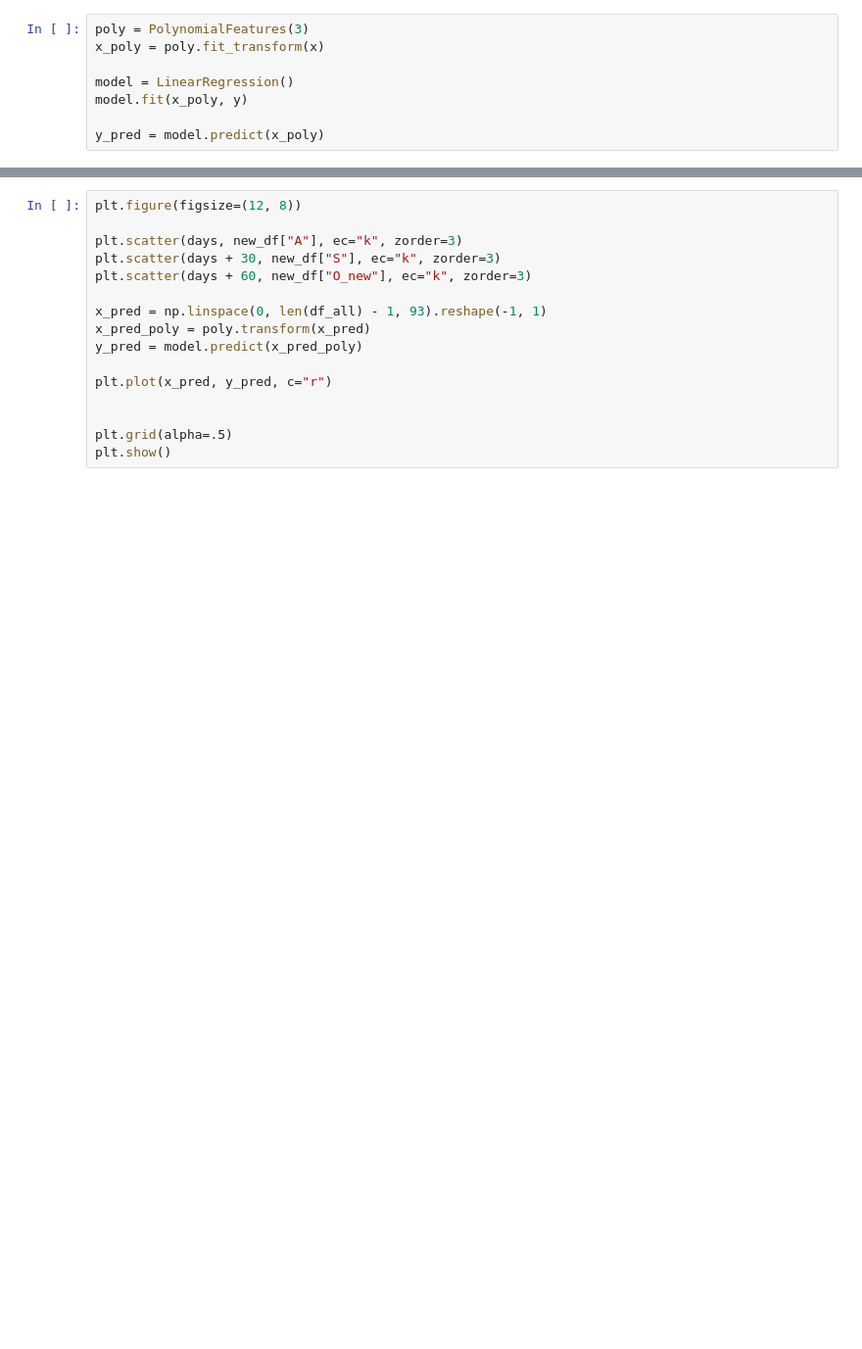
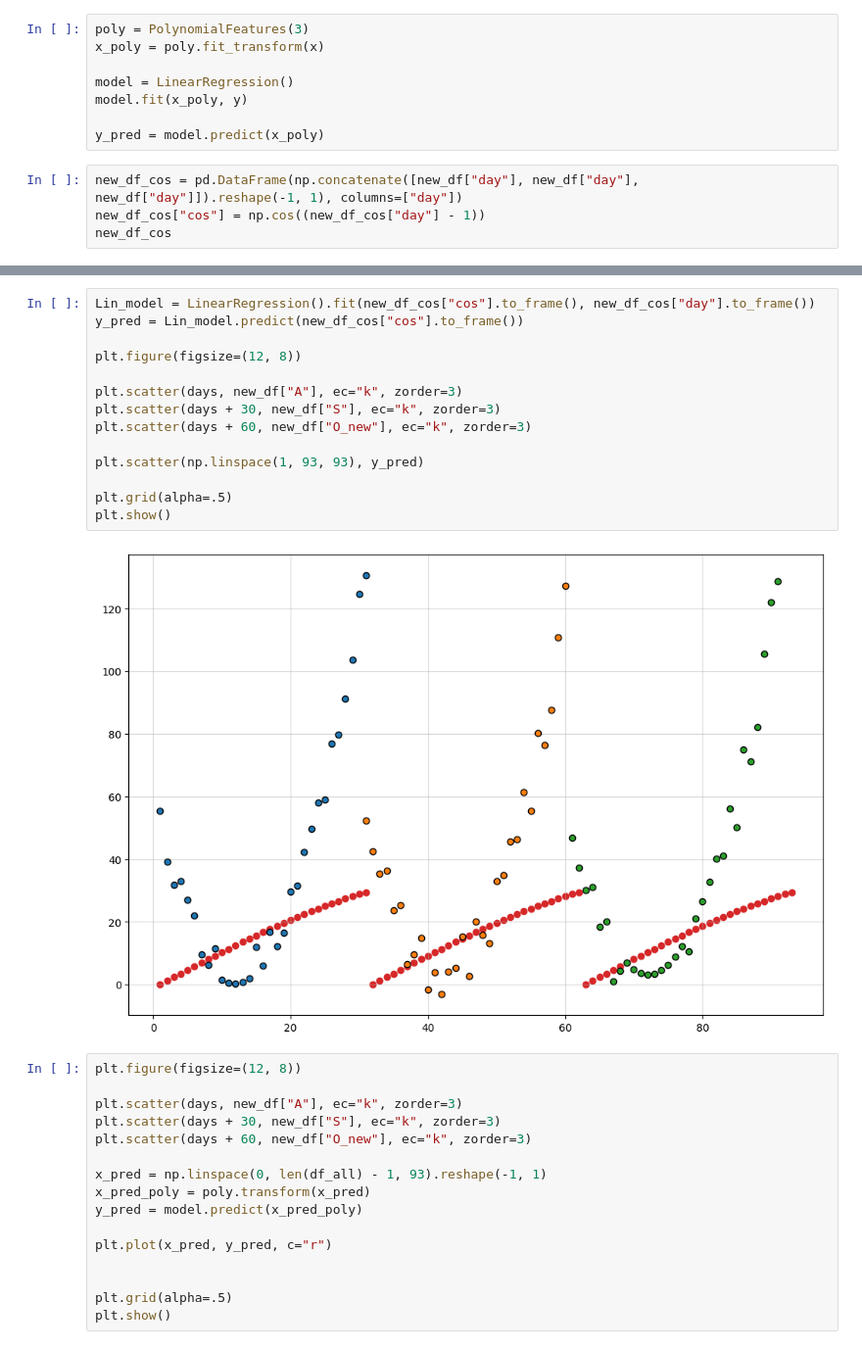
Before and after one commit to egorbeckish/Masters-program, a Jupyter notebook: 1. First Course/Semester 1/Нелинейная оптимизация/4. Декабрь/05.12.2025/Бекиш.ipynb, the cells around one changed output, grey strips where cells are left out. Shown at 98% size. Drawn from its saved outputs; the diff is of its cells as text; blank space fills up the shorter version.

```diff
--- a/1. First Course/Semester 1/Нелинейная оптимизация/4. Декабрь/05.12.2025/Бекиш.ipynb
+++ b/1. First Course/Semester 1/Нелинейная оптимизация/4. Декабрь/05.12.2025/Бекиш.ipynb
@@ -190,3 +190,7 @@ model = LinearRegression()
 model.fit(x_poly, y)
 
 y_pred = model.predict(x_poly)
+# %%
+new_df_cos = pd.DataFrame(np.concatenate([new_df["day"], new_df["day"], new_df["day"]]).reshape(-1, 1), columns=["day"])
+new_df_cos["cos"] = np.cos((new_df_cos["day"] - 1))
+new_df_cos
@@ -193,3 +211,19 @@ y_pred = model.predict(x_poly)
+# %%
+Lin_model = LinearRegression().fit(new_df_cos["cos"].to_frame(), new_df_cos["day"].to_frame())
+y_pred = Lin_model.predict(new_df_cos["cos"].to_frame())
+
+plt.figure(figsize=(12, 8))
+
+plt.scatter(days, new_df["A"], ec="k", zorder=3)
+plt.scatter(days + 30, new_df["S"], ec="k", zorder=3)
+plt.scatter(days + 60, new_df["O_new"], ec="k", zorder=3)
+
+plt.scatter(np.linspace(1, 93, 93), y_pred)
+
+plt.grid(alpha=.5)
+plt.show()
+# %% [output]
+[figure, added]
 # %%
 plt.figure(figsize=(12, 8))
 
```
Also changed, not shown: parts of 1 cell of this notebook.
